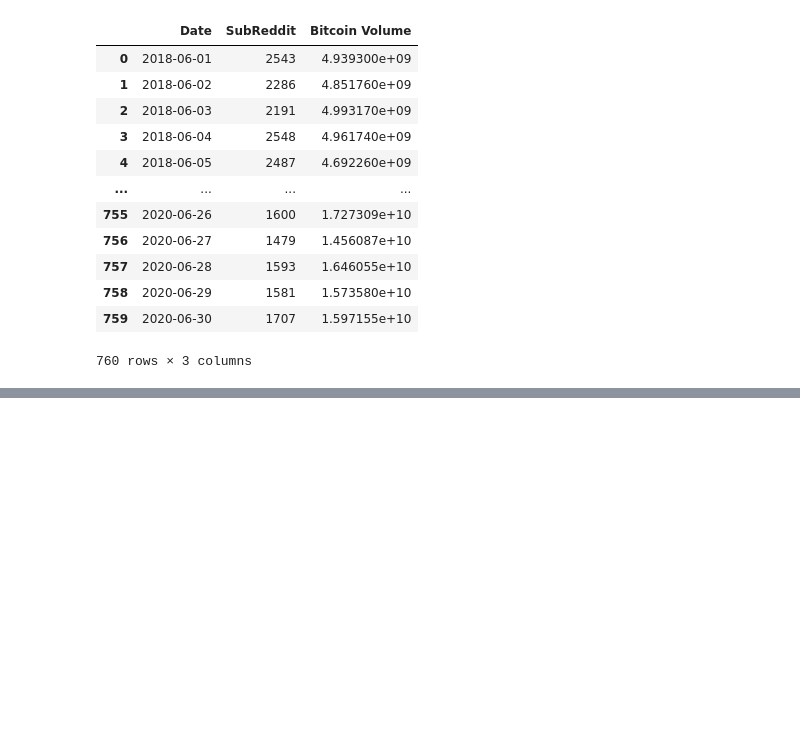
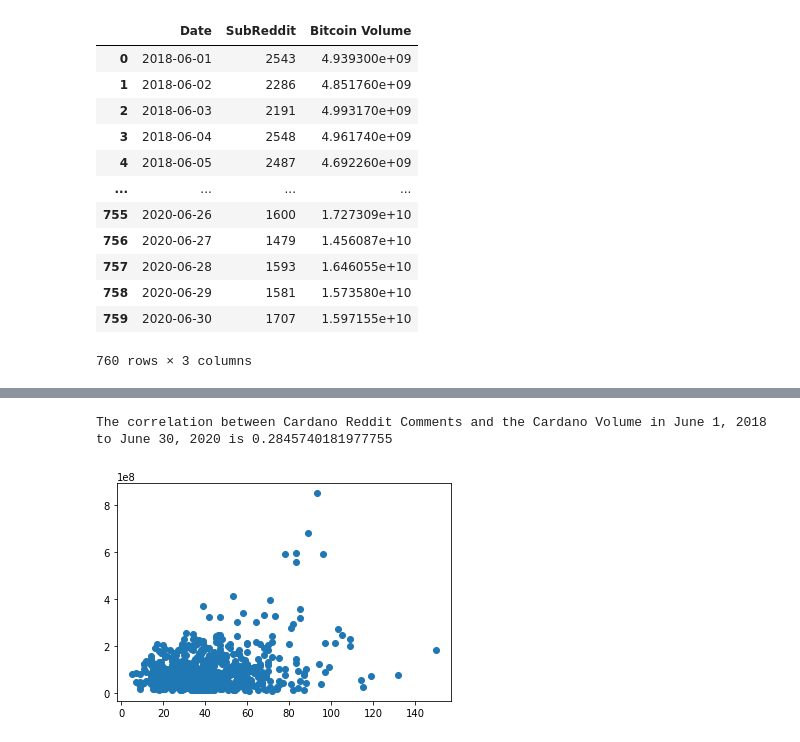
Before and after one commit to ashleighdevito/Cryptocurrency, a Jupyter notebook: Analysis/Working_Scripts/statistics.ipynb, the cells around one changed output, grey strips where cells are left out. Drawn from its saved outputs; the diff is of its cells as text; code cells hidden in the pictures; blank space fills up the shorter version.

```diff
--- a/Analysis/Working_Scripts/statistics.ipynb
+++ b/Analysis/Working_Scripts/statistics.ipynb
@@ -295,0 +321,17 @@ The correlation between Dow Comments and the Dow Jones in June 1, 2018 to June 3
+# %%
+card_comments = df.loc[df['Exchange']=='Cardano', ['Date', 'SubReddit']]
+card_comments.reset_index()
+card_comments['Date'] = [i.strftime("%Y-%m-%d") for i in card_comments['Date']]
+card_volume = crypto_volume[["Cardano Volume"]]
+card_volume.reset_index(inplace=True)
+card_merged_df = pd.merge(card_comments, card_volume)
+card_comments_merged = card_merged_df['SubReddit']
+card_volume_merged = card_merged_df['Cardano Volume']
+correlation = st.pearsonr(card_comments_merged, card_volume_merged)
+
+print(f"The correlation between Cardano Reddit Comments and the Cardano Volume in June 1, 2018 to June 30, 2020 is {correlation[0]}")
+plt.scatter(card_comments_merged, card_volume_merged)
+plt.show()
+# %% [output]
+The correlation between Cardano Reddit Comments and the Cardano Volume in June 1, 2018 to June 30, 2020 is 0.2845740181977755
+[figure, added]
```
Also changed, not shown: parts of 10 cells of this notebook.
